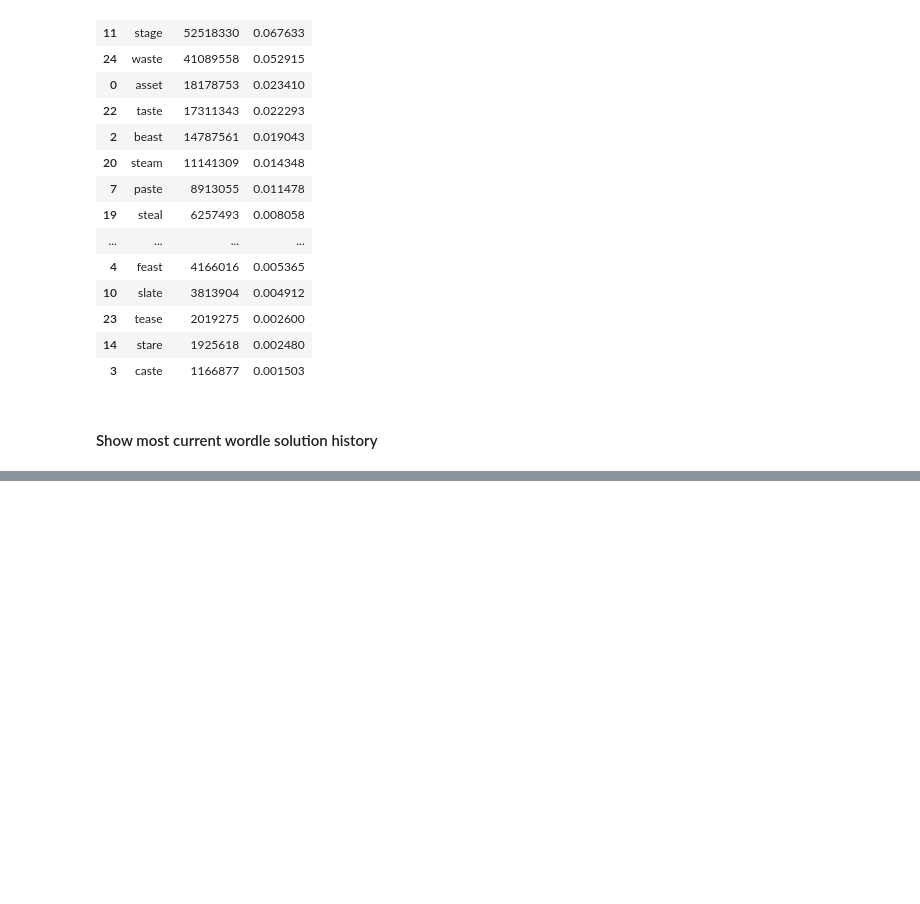
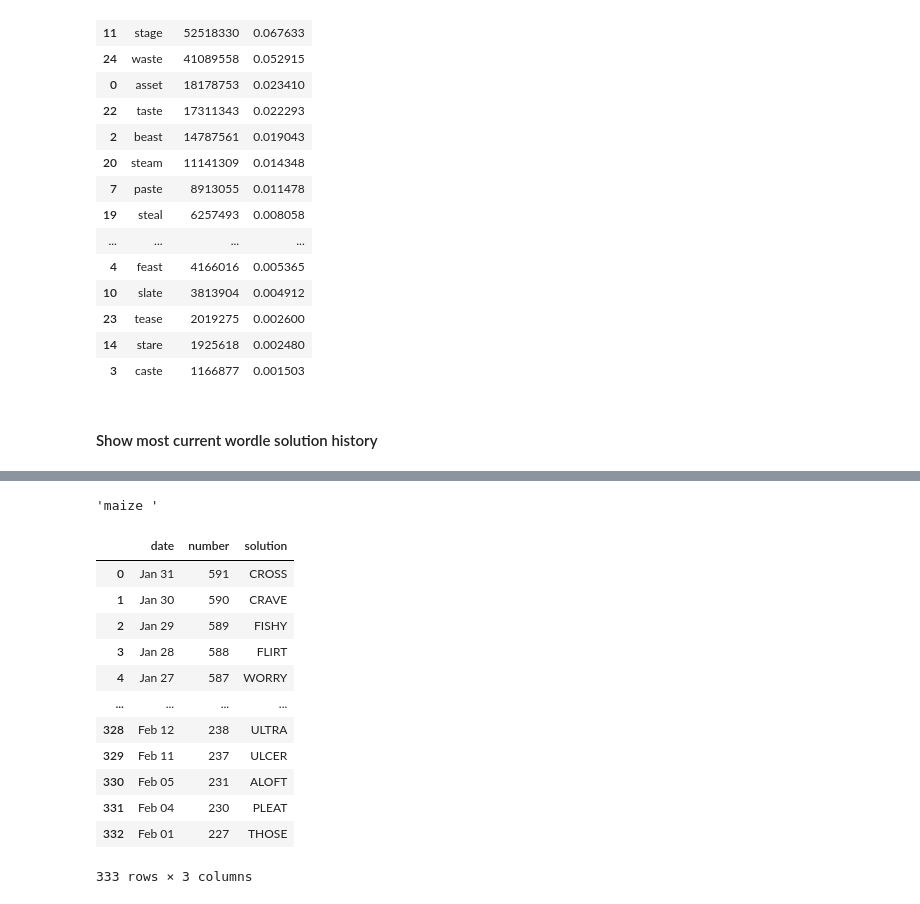
Before and after one commit to bgithub1/wordle_cheater, a Jupyter notebook: using_wordle_cheater.ipynb, the cells around one changed output, grey strips where cells are left out. Drawn from its saved outputs; the diff is of its cells as text; code cells hidden in the pictures; blank space fills up the shorter version.

```diff
--- a/using_wordle_cheater.ipynb
+++ b/using_wordle_cheater.ipynb
@@ -392,0 +476,4 @@ wdl.df_word_history
+# %%
+'maize '
+# %% [output]
+'maize '
@@ -392,0 +482,16 @@ wdl.df_word_history
+# %%
+wrdlc.get_combined_word_histories()
+# %% [output]
+|  | date | number | solution |
+| 0 | Jan 31 | 591 | CROSS |
+| 1 | Jan 30 | 590 | CRAVE |
+| 2 | Jan 29 | 589 | FISHY |
+| 3 | Jan 28 | 588 | FLIRT |
+| 4 | Jan 27 | 587 | WORRY |
+| ... | ... | ... | ... |
+| 328 | Feb 12 | 238 | ULTRA |
+| 329 | Feb 11 | 237 | ULCER |
+| 330 | Feb 05 | 231 | ALOFT |
+| 331 | Feb 04 | 230 | PLEAT |
+| 332 | Feb 01 | 227 | THOSE |
+333 rows × 3 columns
```
Also changed, not shown: parts of 10 cells of this notebook, 1 other file.
